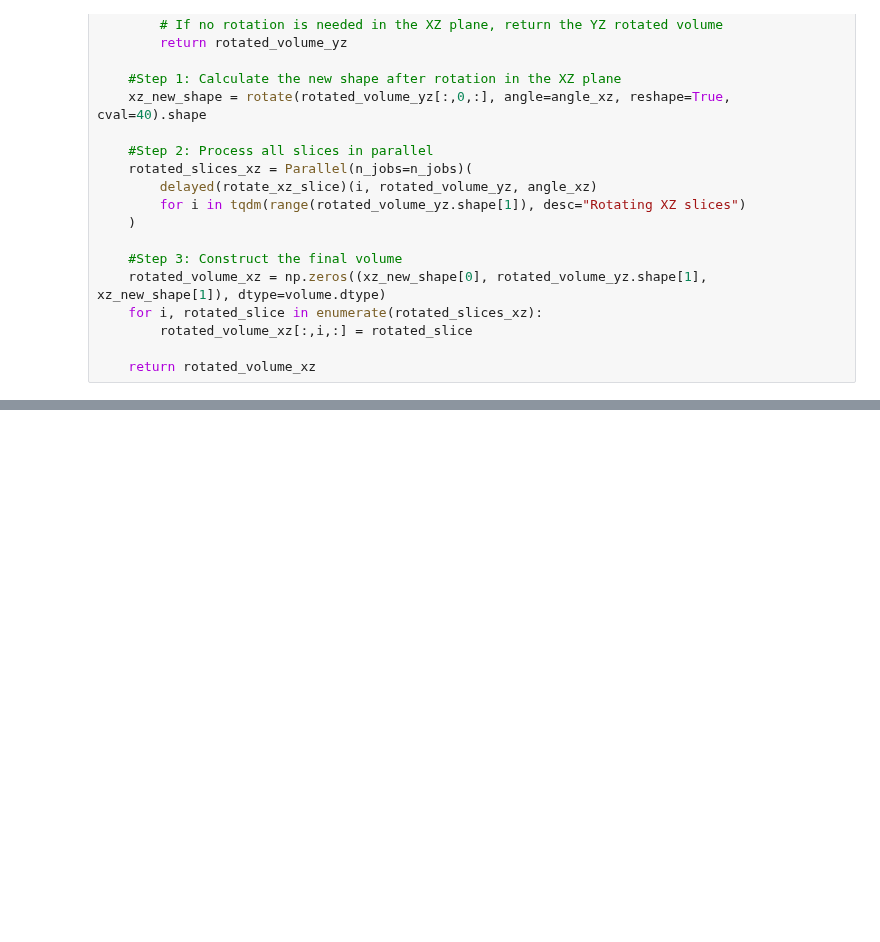
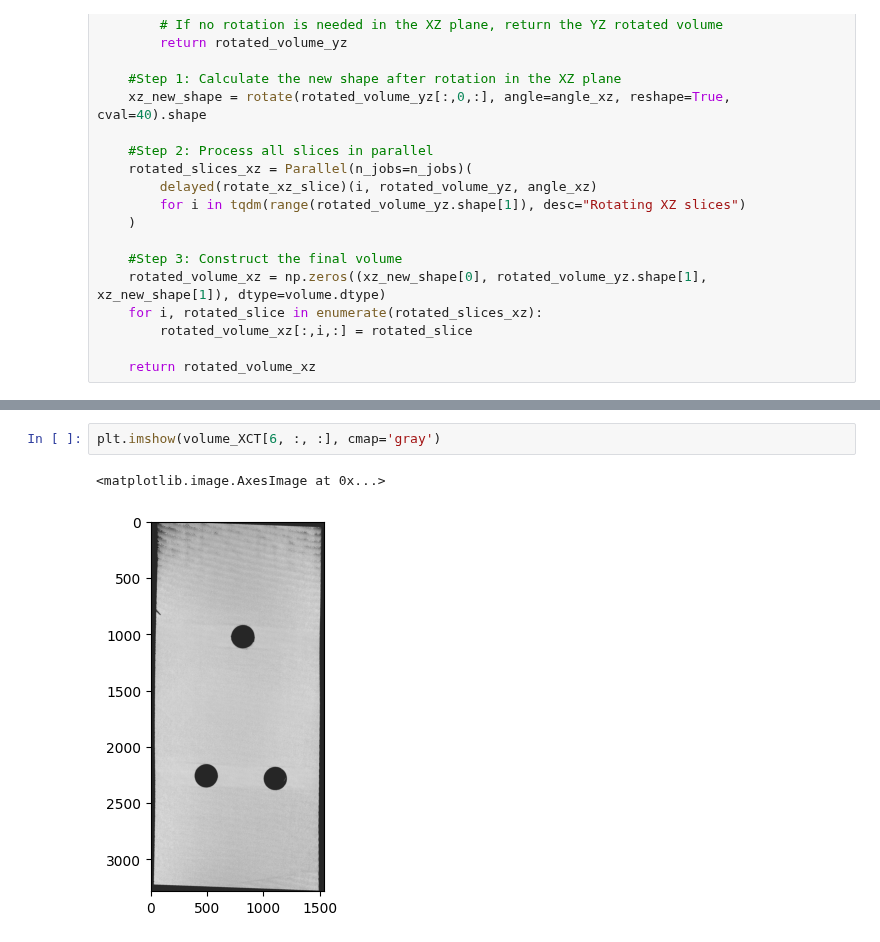
Before and after one commit to topeberti/UTvsXCT-preprocessing, a Jupyter notebook: desarrollo/UTvsXCT register/simpleITK_rotation_angles_optimization_berti.ipynb, the cells around one changed output, grey strips where cells are left out. Saved outputs shown, nothing was run; the diff lists cells and outputs as text; blank space fills up the shorter version.

```diff
--- a/desarrollo/UTvsXCT register/simpleITK_rotation_angles_optimization_berti.ipynb
+++ b/desarrollo/UTvsXCT register/simpleITK_rotation_angles_optimization_berti.ipynb
@@ -288,0 +206,5 @@ XCT: YZ=0.28°, XZ=-3.78°
+# %%
+plt.imshow(volume_XCT[6, :, :], cmap='gray')
+# %% [output]
+<matplotlib.image.AxesImage at 0x...>
+[figure, added]
```
Also changed, not shown: parts of 17 cells of this notebook, 2 other files.
